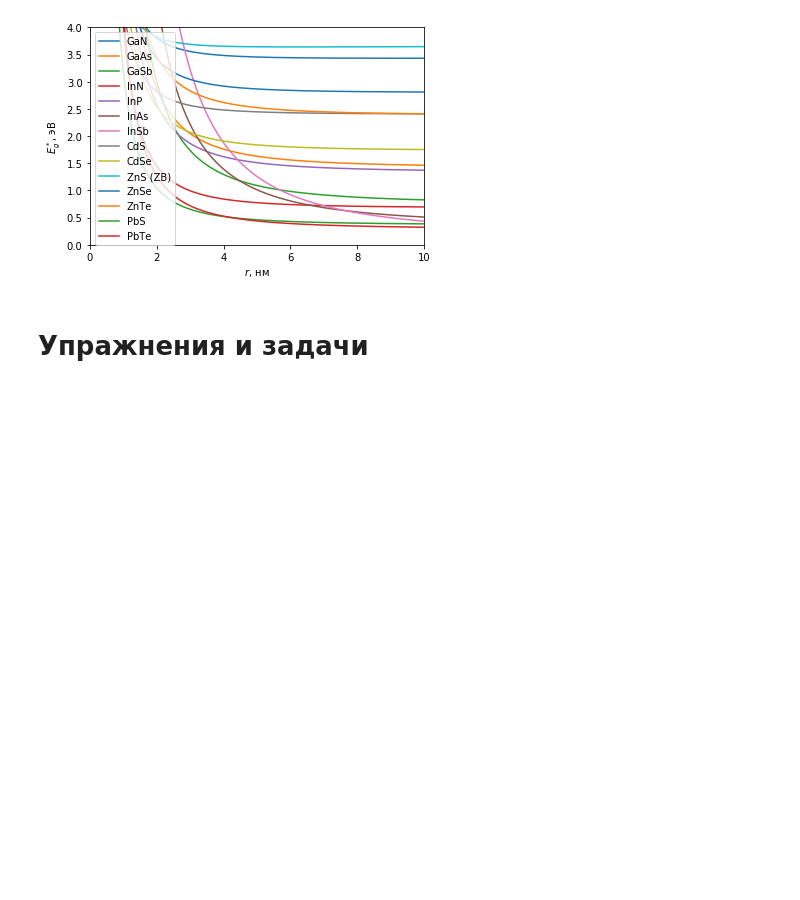
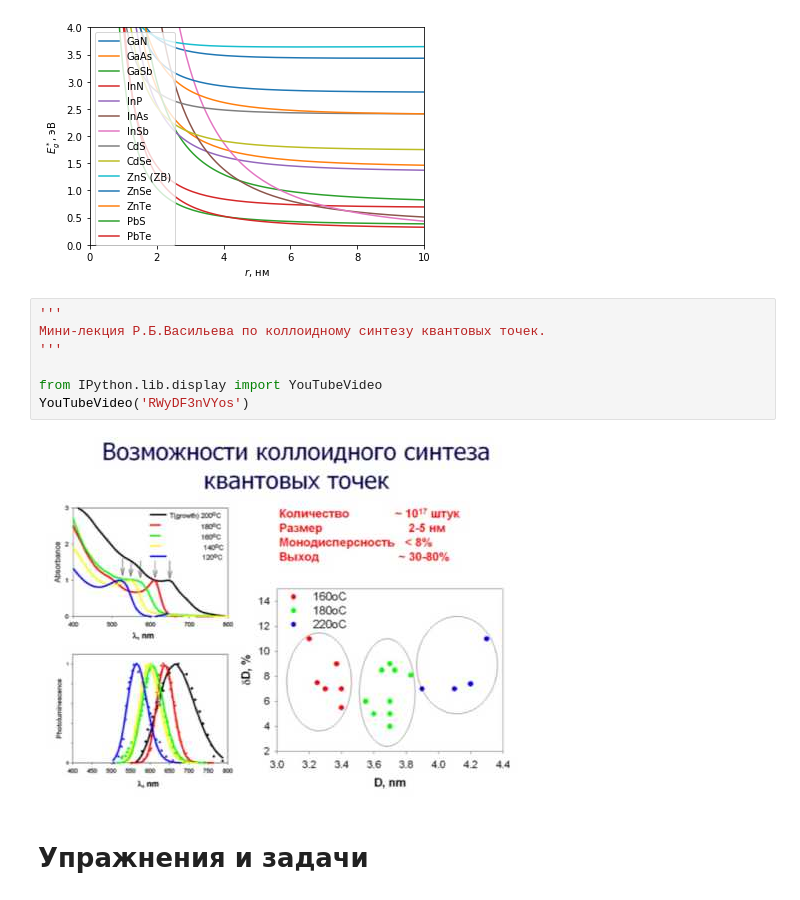
Before and after one commit to nanomaterials/course, a Jupyter notebook: 05_-_Semiconductor_NPs/Lecture.ipynb, the cells around one changed output. Drawn from its saved outputs; the diff is of its cells as text; blank space fills up the shorter version.

```diff
--- a/05_-_Semiconductor_NPs/Lecture.ipynb
+++ b/05_-_Semiconductor_NPs/Lecture.ipynb
@@ -363,6 +392,15 @@ plt.legend()
 plt.show()
 # %% [output]
 [figure]
+# %%
+'''
+Мини-лекция Р.Б.Васильева по коллоидному синтезу квантовых точек.
+'''
+
+from IPython.lib.display import YouTubeVideo
+YouTubeVideo('RWyDF3nVYos')
+# %% [output]
+[figure, added]
 # %% [markdown]
 # Упражнения и задачи
 # %% [markdown]
```
Also changed, not shown: parts of 9 cells of this notebook, 5 other files.
